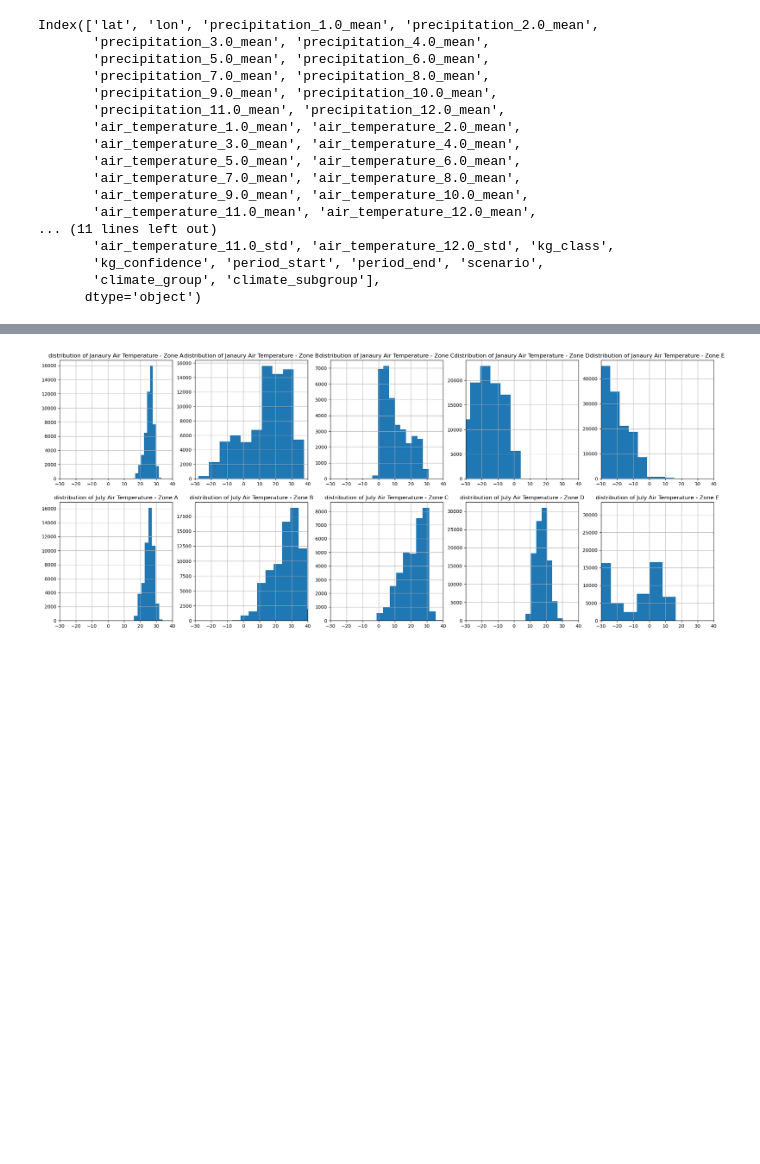
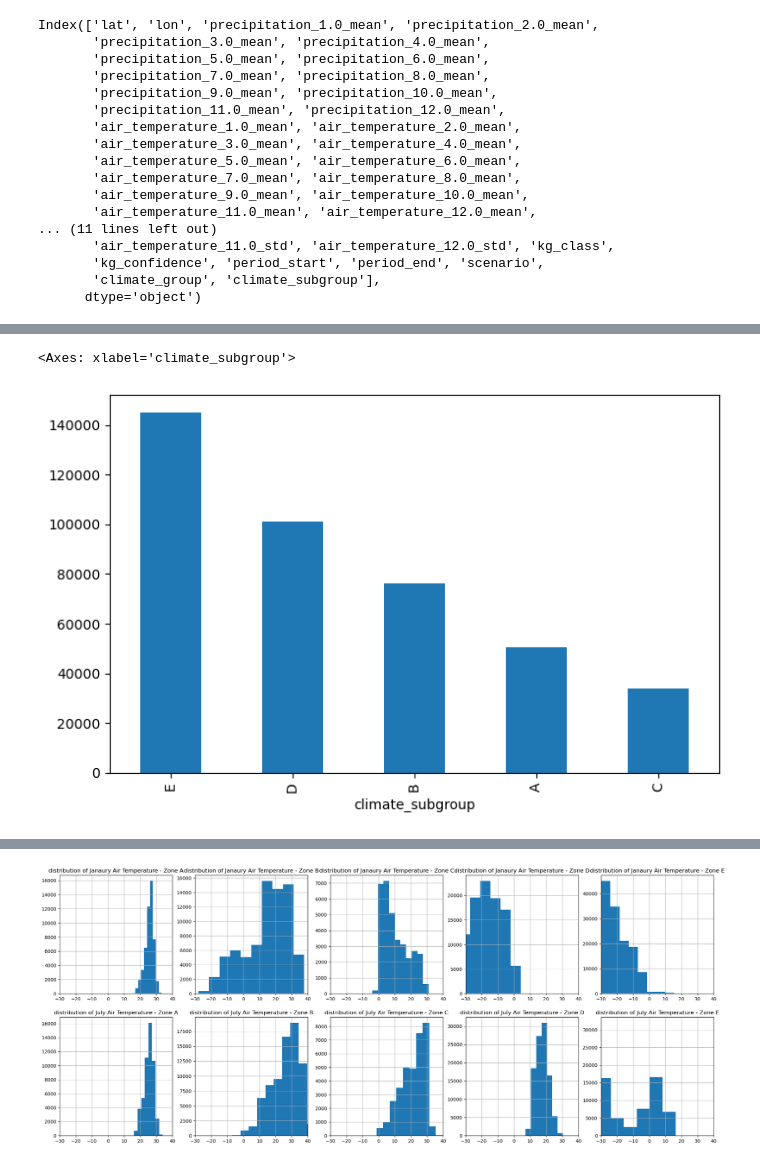
Before and after one commit to MetOffice/ai4c_hackathon, a Jupyter notebook: notebooks/ClimateZones_DataExploration.ipynb, the cells around one changed output, grey strips where cells are left out. Drawn from its saved outputs; the diff is of its cells as text; code cells hidden in the pictures; blank space fills up the shorter version.

Commit message:
#10 updates to climate zones tutorial.

```diff
--- a/notebooks/ClimateZones_DataExploration.ipynb
+++ b/notebooks/ClimateZones_DataExploration.ipynb
@@ -97,20 +97,25 @@ tutorial_config
   'ssp585'],
  'historic_scenarios': ['historic']}
 # %%
-def get_platform_dir(select_platform):
-    if select_platform == 'mo_linux':
-      return pathlib.Path(os.environ['DATADIR']) / 'climate_zones'
-    if select_platform == 'jasmin':
-        return pathlib.Path('/gws/nopw/j04/mohc_shared/dscop/') / 'climate_zones'
-    print('platform not found, return generic path')
-    return pathlib.Path(os.environ['HOME']) / 'climate_zones',
+def get_platform_dir(select_platform, config):
+    try:
+        root_path = pathlib.Path(config['default_dirs'][select_platform]) / 'climate_zones'
+    except KeyError:
+        root_path = pathlib.Path(os.environ['HOME']) / 'climate_zones'
+    return root_path
+    # if select_platform == 'mo_linux':
+    #   return pathlib.Path(os.environ['DATADIR']) / 'climate_zones'
+    # if select_platform == 'jasmin':
+    #     return pathlib.Path('/gws/nopw/j04/mohc_shared/dscop/') / 'climate_zones'
+    # print('platform not found, return generic path')
+    # return
 # %%
 current_platform = tutorial_config['platform']
 current_platform
 # %% [output]
 'mo_linux'
 # %%
-root_data_dir = get_platform_dir(current_platform)
+root_data_dir = get_platform_dir(current_platform, tutorial_config)
 
 print(root_data_dir.is_dir())
 root_data_dir
@@ -376,0 +402,5 @@ A key part of Exploratory Data Analsyis is to under key atrributes of the data,
+# %%
+zones_df['climate_subgroup'].value_counts().plot.bar(figsize=(8,5))
+# %% [output]
+<Axes: xlabel='climate_subgroup'>
+[figure, added]
```
Also changed, not shown: parts of 10 cells of this notebook, 1 other file.
